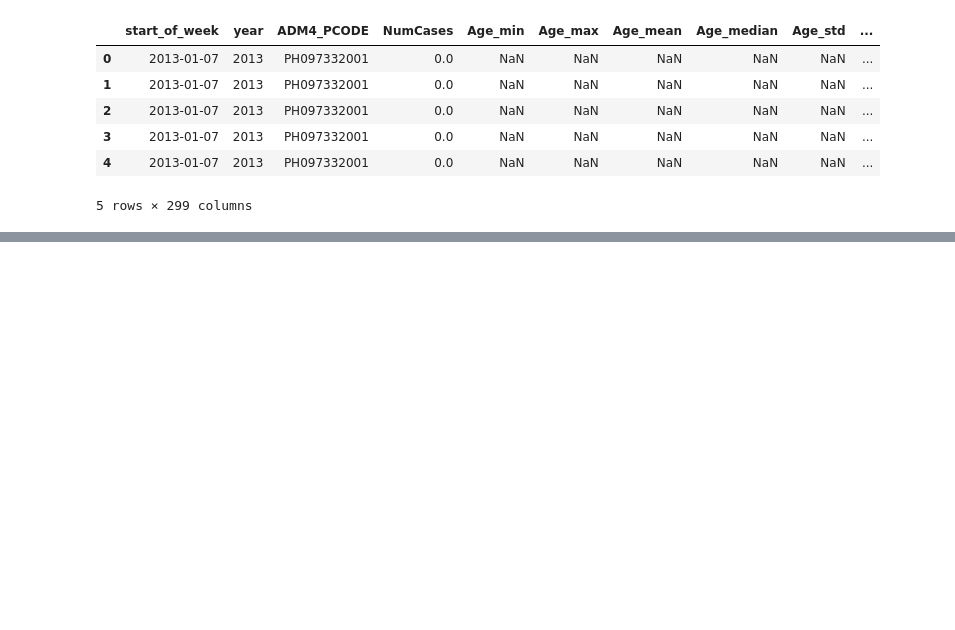
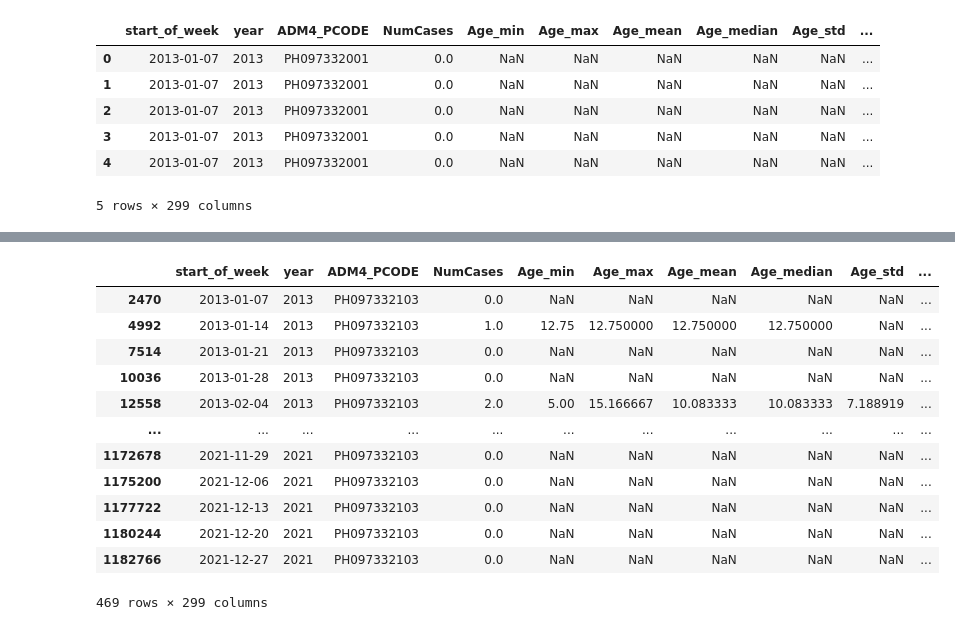
Before and after one commit to thinkingmachines/project-cchain, a Jupyter notebook: notebooks/baseline-model/02-link-external-variables.ipynb, the cells around one changed output, grey strips where cells are left out. Cells and saved outputs as stored; diff of their text form; code cells hidden in the pictures; blank space fills up the shorter version.

```diff
--- a/notebooks/baseline-model/02-link-external-variables.ipynb
+++ b/notebooks/baseline-model/02-link-external-variables.ipynb
@@ -493 +491,17 @@ linked_df.head()
+# %%
+linked_df[linked_df["ADM4_PCODE"] == "PH097332103"]
+# %% [output]
+|  | start_of_week | year | ADM4_PCODE | NumCases | Age_min | Age_max | Age_mean | Age_median | Age_std | ... |
+| 2470 | 2013-01-07 | 2013 | PH097332103 | 0.0 | NaN | NaN | NaN | NaN | NaN | ... |
+| 4992 | 2013-01-14 | 2013 | PH097332103 | 1.0 | 12.75 | 12.750000 | 12.750000 | 12.750000 | NaN | ... |
+| 7514 | 2013-01-21 | 2013 | PH097332103 | 0.0 | NaN | NaN | NaN | NaN | NaN | ... |
+| 10036 | 2013-01-28 | 2013 | PH097332103 | 0.0 | NaN | NaN | NaN | NaN | NaN | ... |
+| 12558 | 2013-02-04 | 2013 | PH097332103 | 2.0 | 5.00 | 15.166667 | 10.083333 | 10.083333 | 7.188919 | ... |
+| ... | ... | ... | ... | ... | ... | ... | ... | ... | ... | ... |
+| 1172678 | 2021-11-29 | 2021 | PH097332103 | 0.0 | NaN | NaN | NaN | NaN | NaN | ... |
+| 1175200 | 2021-12-06 | 2021 | PH097332103 | 0.0 | NaN | NaN | NaN | NaN | NaN | ... |
+| 1177722 | 2021-12-13 | 2021 | PH097332103 | 0.0 | NaN | NaN | NaN | NaN | NaN | ... |
+| 1180244 | 2021-12-20 | 2021 | PH097332103 | 0.0 | NaN | NaN | NaN | NaN | NaN | ... |
+| 1182766 | 2021-12-27 | 2021 | PH097332103 | 0.0 | NaN | NaN | NaN | NaN | NaN | ... |
+469 rows × 299 columns
 # %%
```
Also changed, not shown: parts of 11 cells of this notebook.
